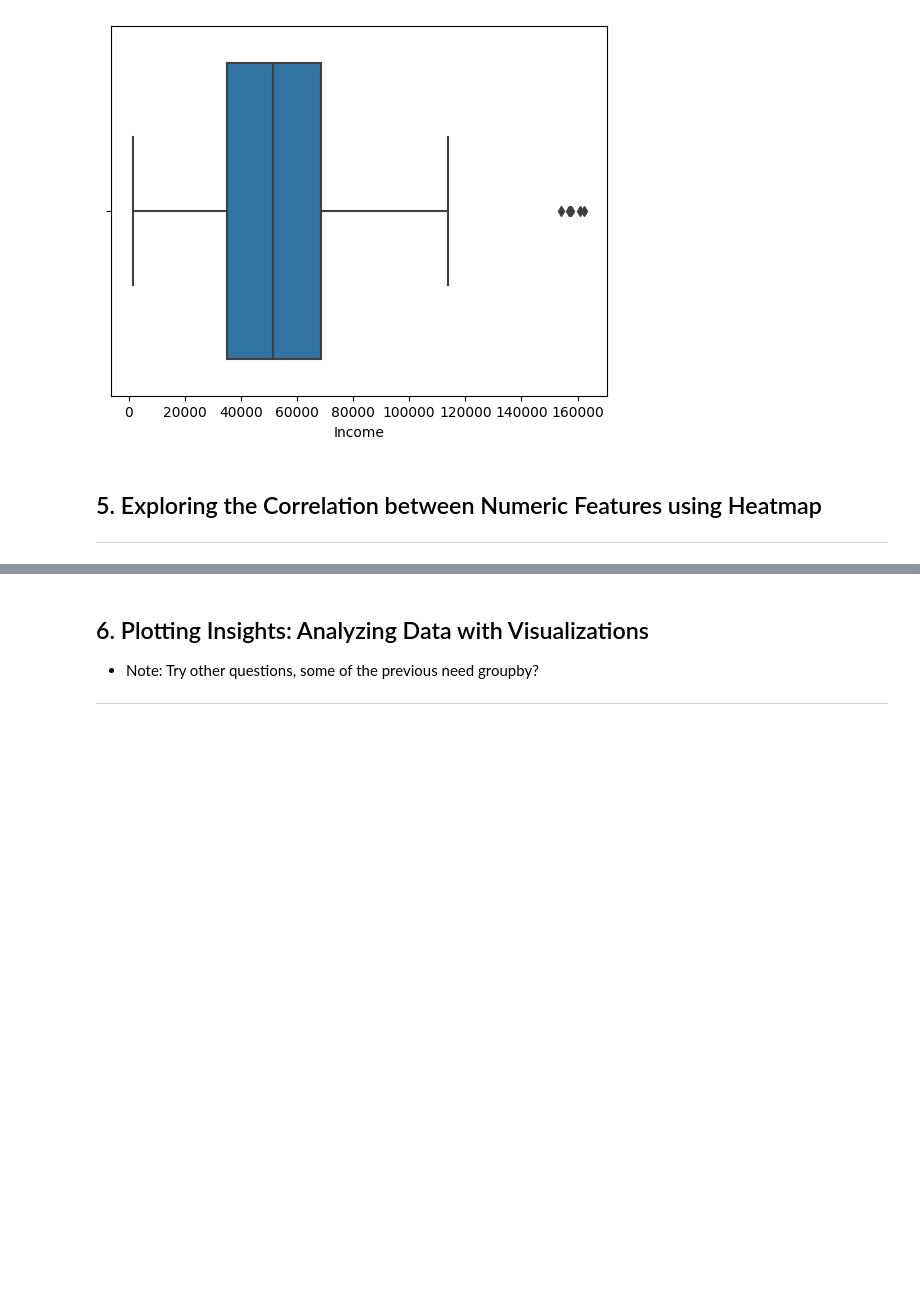
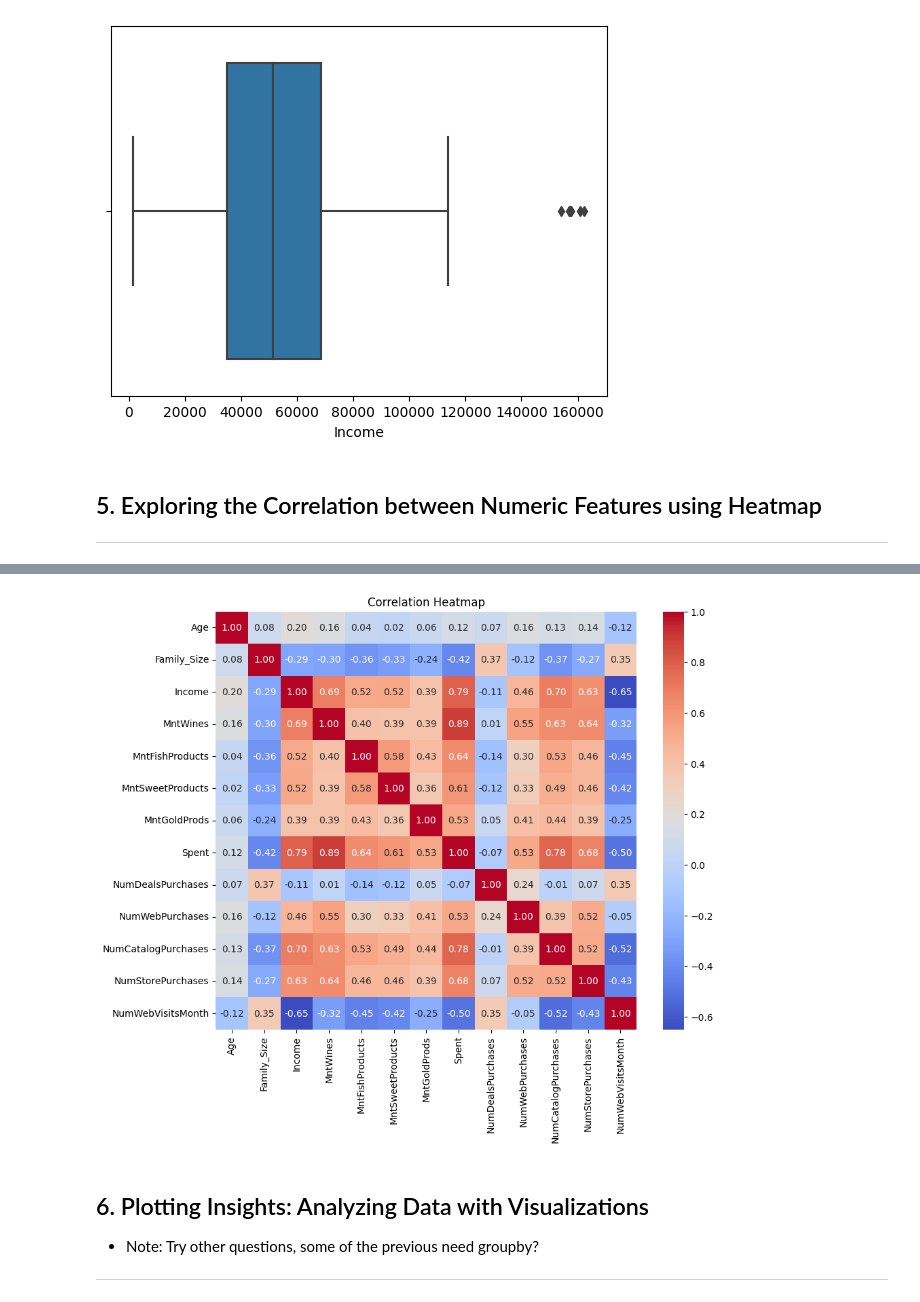
Before and after one commit to kostasalex/Customer-Personality-Analysis, a Jupyter notebook: Data_Mining_hw1.ipynb, the cells around one changed output, grey strips where cells are left out. Cells and saved outputs as stored; diff of their text form; code cells hidden in the pictures; blank space fills up the shorter version.

```diff
--- a/Data_Mining_hw1.ipynb
+++ b/Data_Mining_hw1.ipynb
@@ -326,3 +344,18 @@ sns.heatmap(corr_matrix, cmap="YlGnBu")
+# %%
+# Create a new dataframe with selected columns
+corr_df = df[['Age', 'Family_Size', 'Income', 'MntWines', 'MntFishProducts', 'MntSweetProducts','MntGoldProds', 'Spent', 'NumDealsPurchases', 'NumWebPurchases',
+              'NumCatalogPurchases', 'NumStorePurchases', 'NumWebVisitsMonth']]
+
+# Calculate the correlation matrix
+corr = corr_df.corr()
+
+# Plot the heatmap
+plt.figure(figsize=(10,8))
+sns.heatmap(corr, annot=True, cmap='coolwarm', fmt='.2f')
+plt.title('Correlation Heatmap')
+plt.show()
+# %% [output]
+[figure, added]
 # %% [markdown]
 ## 6. Plotting Insights: Analyzing Data with Visualizations
 
```
Also changed, not shown: parts of 17 cells of this notebook.
